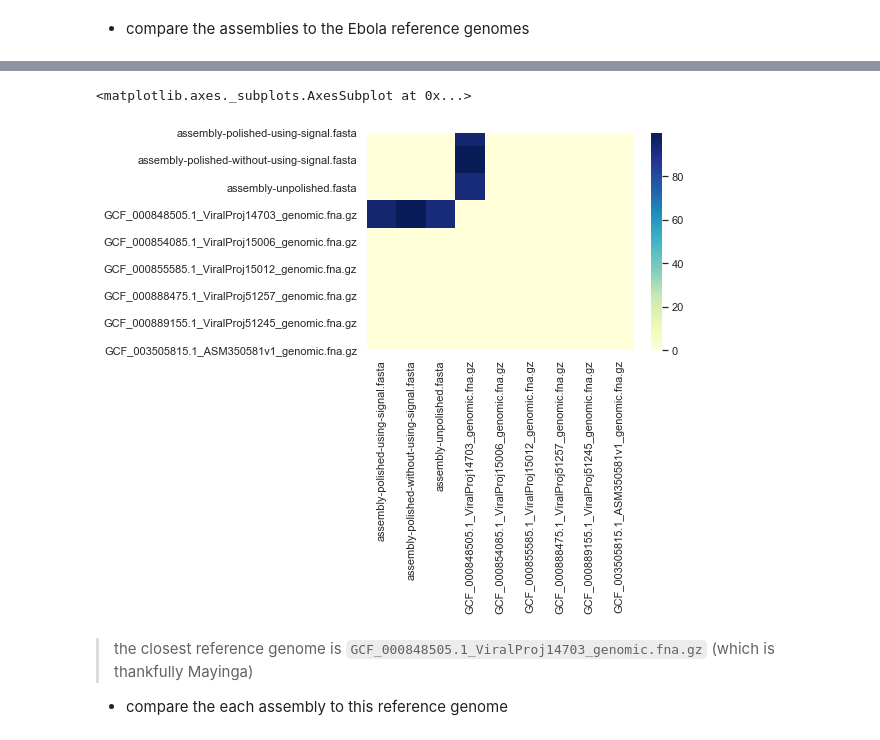
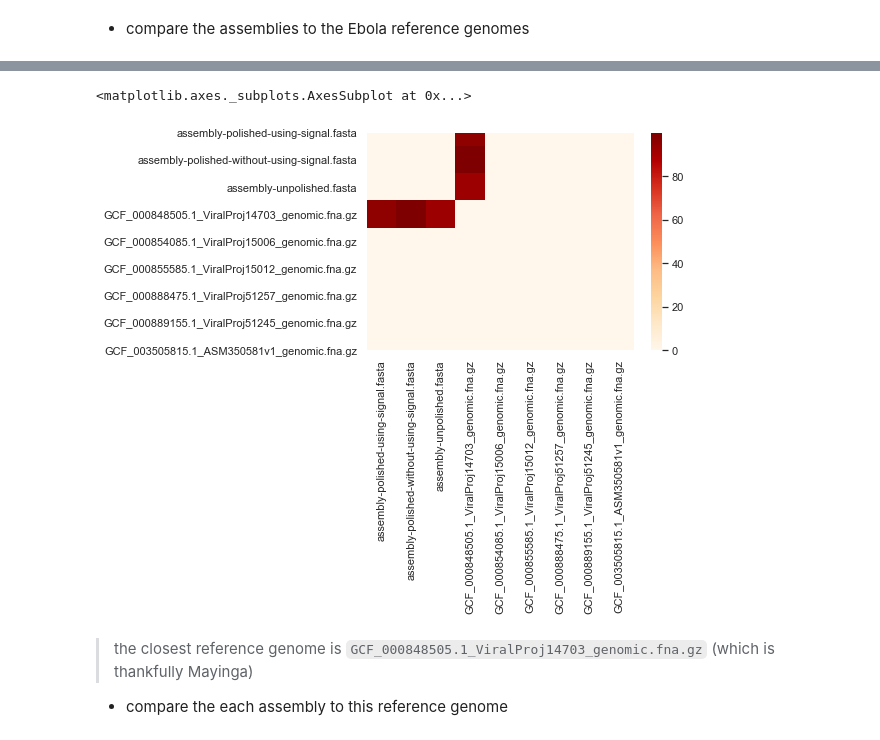
Before and after one commit to will-rowe/signal-check, a Jupyter notebook: analysis.ipynb, the cells around one changed output, grey strips where cells are left out. Saved outputs shown, nothing was run; the diff lists cells and outputs as text; code cells hidden in the pictures.

```diff
--- a/analysis.ipynb
+++ b/analysis.ipynb
@@ -64,35 +120,36 @@ import os
 import numpy as np
 import pandas as pd
 import seaborn as sns; sns.set(color_codes=True)
 
 # convert triangular matrix to a regular one (https://github.com/marbl/Mash/issues/9#issuecomment-509837201)
 def lower_triangle_to_full_matrix(filename):
     num_lines_in_file = sum(1 for line in open(filename))
     distances = []
     sample_names = []
 
     with open(filename) as f:
         next(f) # skip sample count line
         for line in f:
             elements = line.strip().split('\t')
             for i, e in enumerate(elements):
                 if e == 'NA':
                     elements[i] = 0.0
             elements[0] = os.path.basename(elements[0])
             sample_names.append(elements[0])
             row = [float(e) for e in elements[1:]]
             row.extend([0.0] * (num_lines_in_file-1-len(row)))
             distances.append(row)
         np_array = np.asarray(distances)
         index_upper = np.triu_indices(num_lines_in_file-1)
         np_array[index_upper] = np_array.T[index_upper]
         return pd.DataFrame(np_array, columns=sample_names, index=sample_names)
 
 df = lower_triangle_to_full_matrix('tmp/fastani-out.tab.matrix')
-sns.heatmap(df, cmap="YlGnBu")
+
+sns.heatmap(df, cmap="OrRd")
 # %% [output]
 <matplotlib.axes._subplots.AxesSubplot at 0x...>
-[figure, old version]
+[figure, new version]
 # %% [markdown]
 > the closest reference genome is `GCF_000848505.1_ViralProj14703_genomic.fna.gz` (which is thankfully Mayinga)
 
```
Also changed, not shown: parts of 6 cells of this notebook, 4 other files.
